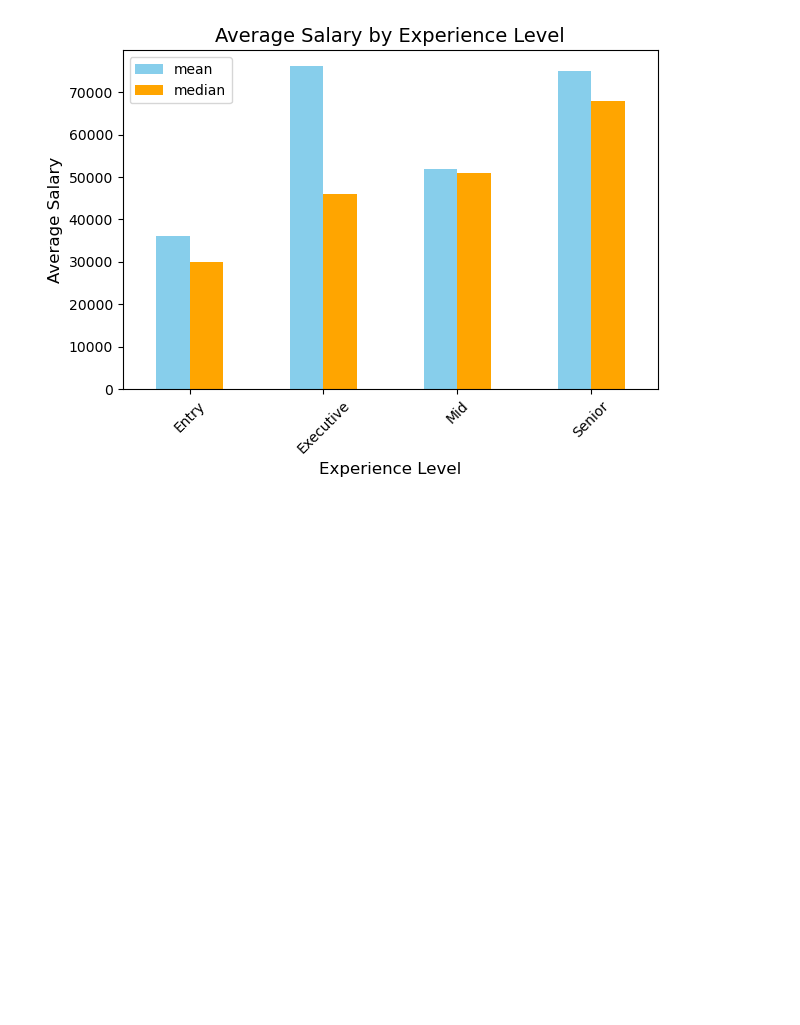
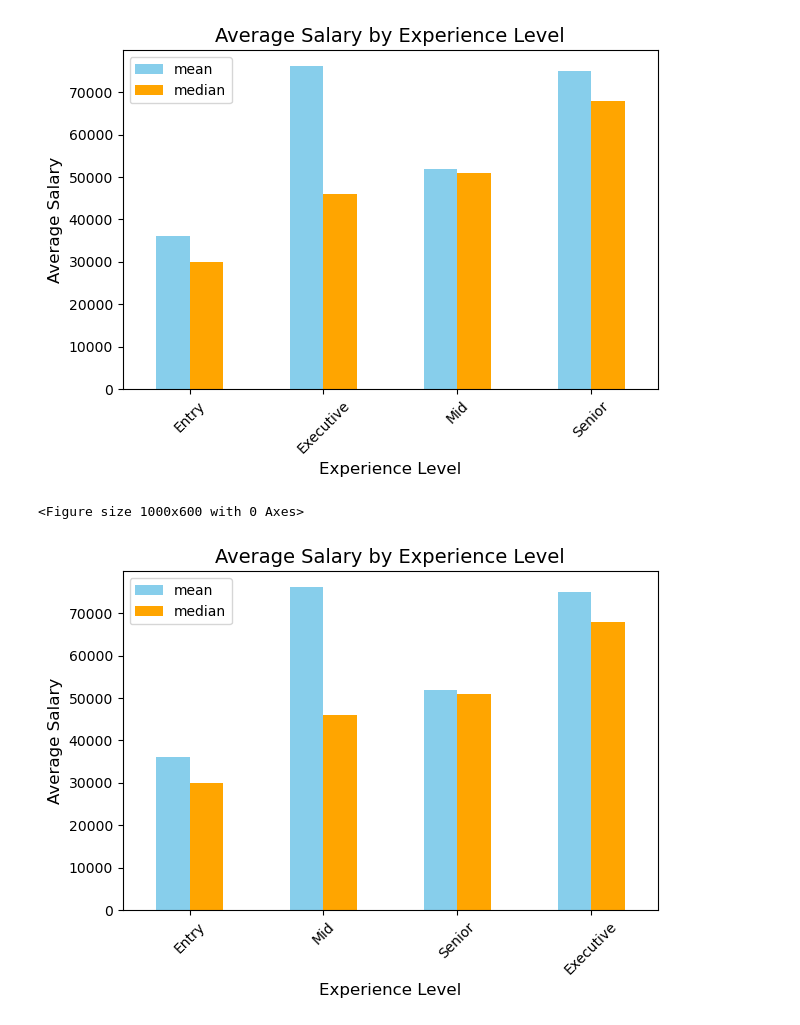
Before and after one commit to TiurinMikhail/DI-Bootcamp, a Jupyter notebook: Week4/Day5/Challenge Complete Exploratory Data Analysis/code.ipynb, the cells around one changed output. Cells and saved outputs as stored; diff of their text form; code cells hidden in the pictures; blank space fills up the shorter version.

```diff
--- a/Week4/Day5/Challenge Complete Exploratory Data Analysis/code.ipynb
+++ b/Week4/Day5/Challenge Complete Exploratory Data Analysis/code.ipynb
@@ -219,3 +219,26 @@ plt.show()
 # %% [output]
 <Figure size 1000x600 with 0 Axes>
 [figure]
+# %%
+plt.figure(figsize=(10, 6))
+
+# Задайте свой порядок групп
+custom_order = ['Entry','Mid','Senior', 'Executive']
+
+# Plot the bar chart for mean salaries
+salary_mean.plot(kind='bar', color=['skyblue', 'orange'])
+
+# Set the x-axis ticks to be the experience level names in the custom order
+plt.xticks(range(len(custom_order)), custom_order, rotation=45)
+
+# Add labels and title
+plt.xlabel('Experience Level', fontsize=12)
+plt.ylabel('Average Salary', fontsize=12)
+plt.title('Average Salary by Experience Level', fontsize=14)
+
+# Show plot
+plt.tight_layout()
+plt.show()
+# %% [output]
+<Figure size 1000x600 with 0 Axes>
+[figure, added]
```
